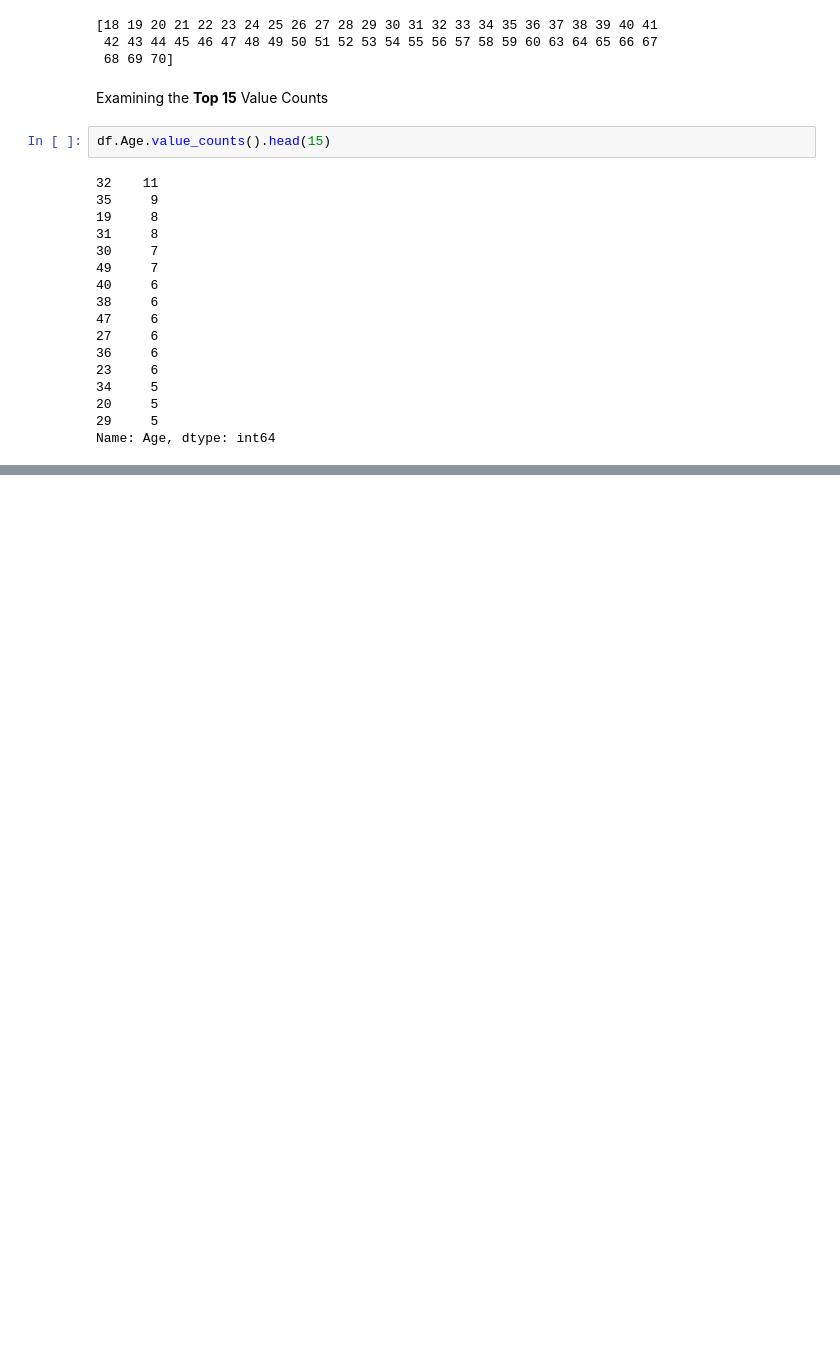
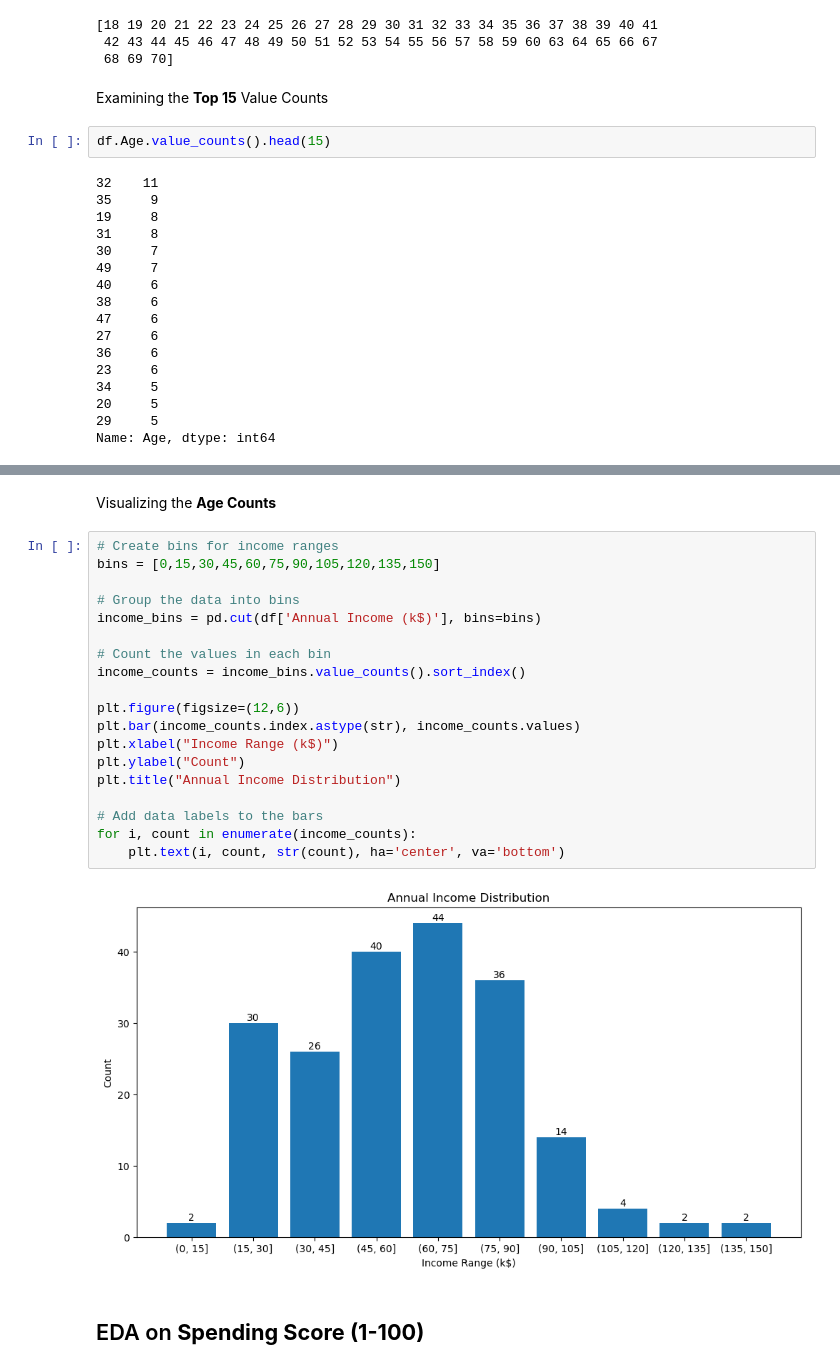
Before and after one commit to masonlonoff/Mall_Customer_Segmentation, a Jupyter notebook: Exploratory_Data_Analysis_Segmentation.ipynb, the cells around one changed output, grey strips where cells are left out. Saved outputs shown, nothing was run; the diff lists cells and outputs as text; blank space fills up the shorter version.

```diff
--- a/Exploratory_Data_Analysis_Segmentation.ipynb
+++ b/Exploratory_Data_Analysis_Segmentation.ipynb
@@ -166,0 +215,25 @@ Name: Age, dtype: int64
+# %% [markdown]
+Visualizing the **Age Counts**
+# %%
+# Create bins for income ranges
+bins = [0,15,30,45,60,75,90,105,120,135,150]
+
+# Group the data into bins
+income_bins = pd.cut(df['Annual Income (k$)'], bins=bins)
+
+# Count the values in each bin
+income_counts = income_bins.value_counts().sort_index()
+
+plt.figure(figsize=(12,6))
+plt.bar(income_counts.index.astype(str), income_counts.values)
+plt.xlabel("Income Range (k$)")
+plt.ylabel("Count")
+plt.title("Annual Income Distribution")
+
+# Add data labels to the bars
+for i, count in enumerate(income_counts):
+    plt.text(i, count, str(count), ha='center', va='bottom')
+# %% [output]
+[figure, added]
+# %% [markdown]
+## EDA on **Spending Score (1-100)**
```
Also changed, not shown: parts of 12 cells of this notebook.
